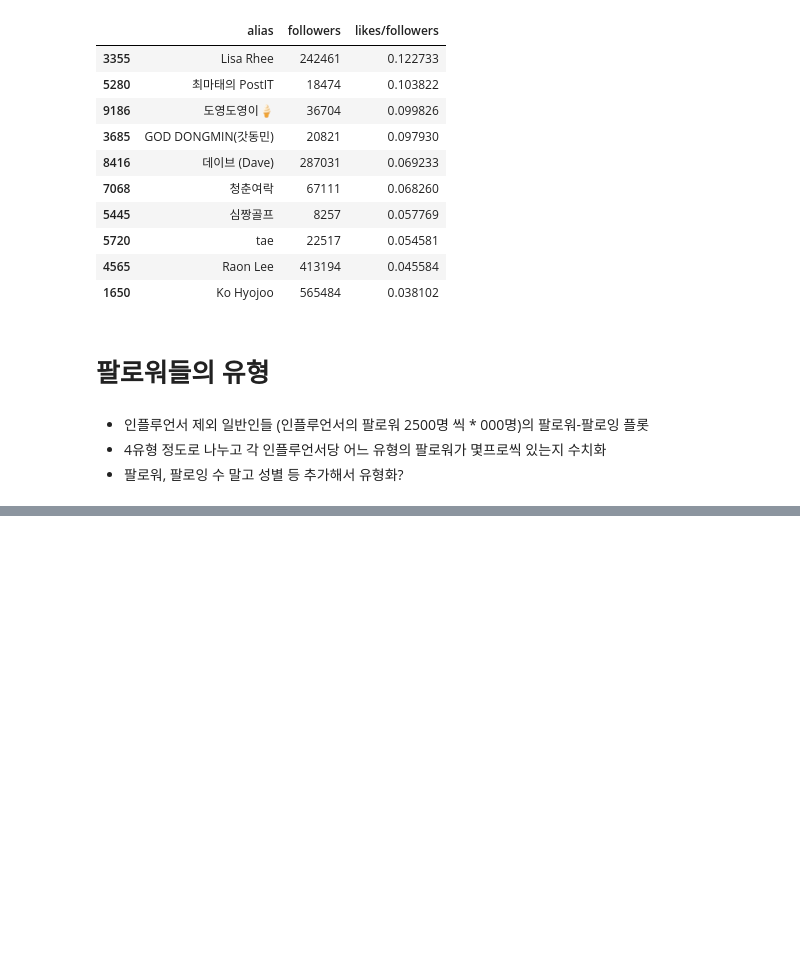
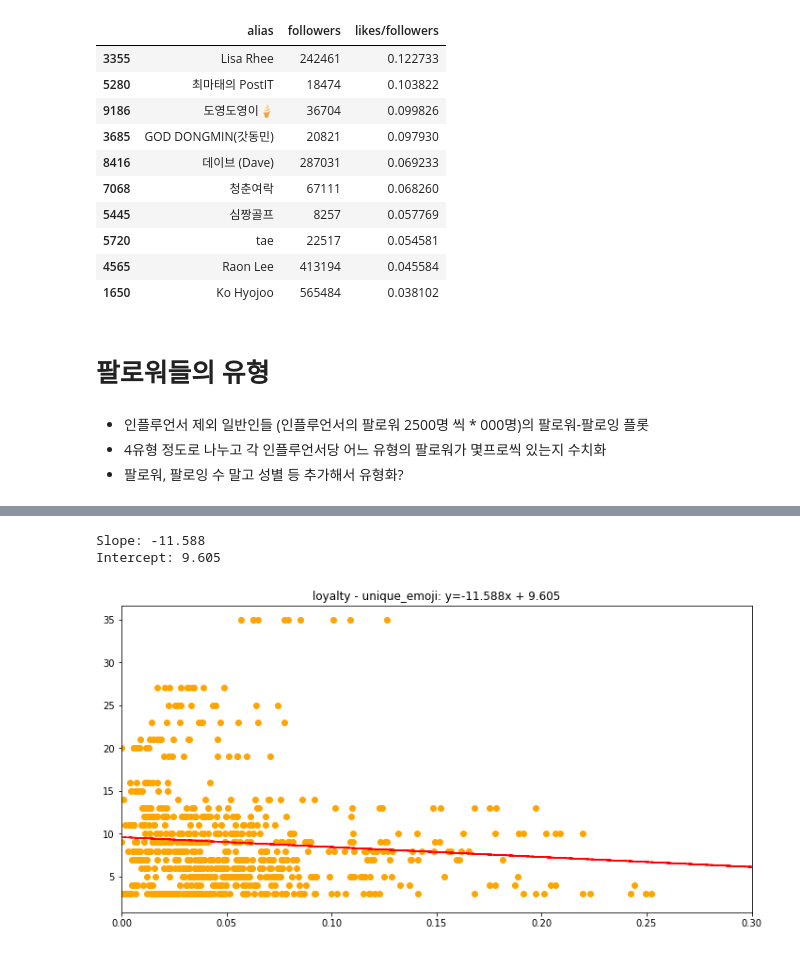
Before and after one commit to ko9ma7/BTXGH, a Jupyter notebook: instagramEDA/sy_EDA.ipynb, the cells around one changed output, grey strips where cells are left out. Cells and saved outputs as stored; diff of their text form; code cells hidden in the pictures; blank space fills up the shorter version.

```diff
--- a/instagramEDA/EDA.ipynb
+++ b/instagramEDA/sy_EDA.ipynb
@@ -555,0 +711,20 @@ df.drop_duplicates('username').sort_values(['ppl_img_ratio', 'likes/followers'],
+# %%
+d = {}
+captions = []
+re_emoji = re.compile('[\U00010000-\U0010ffff]', flags=re.UNICODE)
+
+for name, group in newDf.groupby('name')['new_caption']:
+    List = []
+    for caption in group:
+        List.append(caption)
+        string = ' '.join(List)
+        emoji = re_emoji.findall(string)
+    d = dict(d, **{'name': name, 'caption_emoji': emoji})
+    captions.append(d)
+
+top_emoji = pd.DataFrame()
+for influencer in captions:
+    common_tags = Counter(influencer.get('caption_emoji')).most_common(3)
+    if len(common_tags) > 2:
+        top_tags = {'name': influencer.get('name'), 'top1': common_tags[0], 'top2': common_tags[1], 'top3': common_tags[2], 'num_of_emoji': len(influencer.get('caption_emoji')), 'unique_emoji': len(set(influencer.get('caption_emoji')))}
+        top_emoji = pd.concat([top_emoji, pd.DataFrame(top_tags)])
@@ -555,0 +745,3 @@ df.drop_duplicates('username').sort_values(['ppl_img_ratio', 'likes/followers'],
+# %%
+E = pd.merge(top_emoji.loc[0,:], newDf, on='name')
+E.head()
@@ -555,0 +756,22 @@ df.drop_duplicates('username').sort_values(['ppl_img_ratio', 'likes/followers'],
+# %%
+E['emoji_ratio'] = E['num_of_emoji']/(E['avg_text']*10)
+# %%
+ax = E['likes']/E['followers']
+ay = E['unique_emoji']
+
+plt.figure(figsize=(12,6))
+plt.scatter(ax, ay, color='orange')
+
+plt.xlim(0, 0.3)
+
+z = np.polyfit(ax, ay, 1)
+p = np.poly1d(z)
+plt.plot(ax,p(ax),"r--")
+
+plt.title('loyalty - unique_emoji: y={0:.3f}x + {1:.3f}'.format(z[0], z[1]))
+print('Slope: {0:.3f}'.format(z[0]))
+print('Intercept: {0:.3f}'.format(z[1]))
+# %% [output]
+Slope: -11.588
+Intercept: 9.605
+[figure, added]
```
Also changed, not shown: parts of 40 cells of this notebook, 2 other files.
